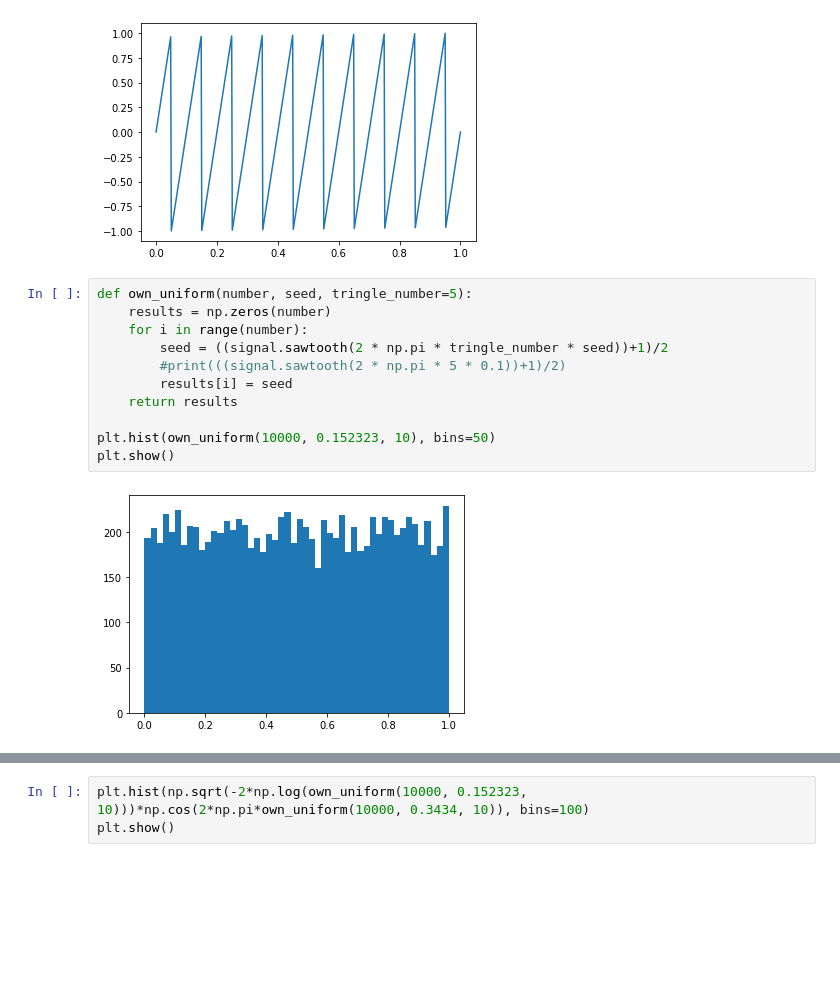
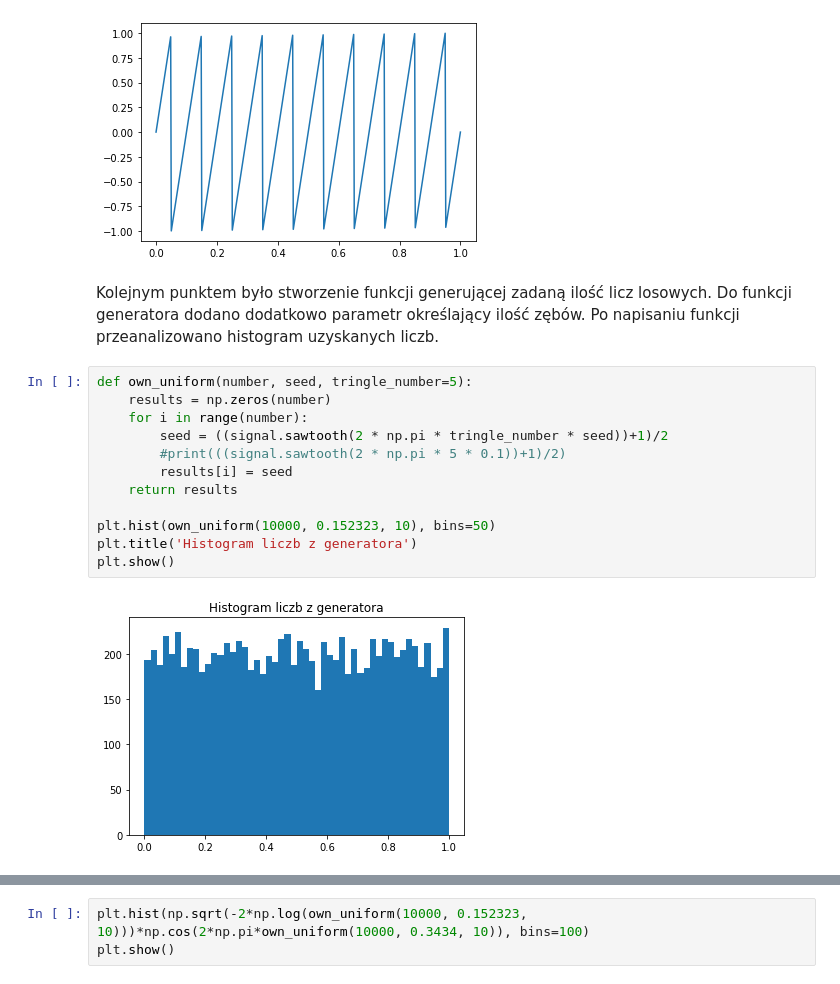
Before and after one commit to bartek3012/Wielowymiarowe, a Jupyter notebook: 02/Zajęcia_2.ipynb, the cells around one changed output, grey strips where cells are left out. Saved outputs shown, nothing was run; the diff lists cells and outputs as text; blank space fills up the shorter version.

```diff
--- a/02/Untitled.ipynb
+++ b/02/Zajęcia_2.ipynb
@@ -31,16 +30,19 @@ plt.plot(t, signal.sawtooth(2 * np.pi * 10 * t-np.pi))
 plt.show()
 # %% [output]
 [figure]
+# %% [markdown]
+Kolejnym punktem było stworzenie funkcji generującej zadaną ilość licz losowych. Do funkcji generatora dodano dodatkowo parametr określający ilość zębów. Po napisaniu funkcji przeanalizowano histogram uzyskanych liczb.
 # %%
 def own_uniform(number, seed, tringle_number=5):
     results = np.zeros(number)
     for i in range(number):
         seed = ((signal.sawtooth(2 * np.pi * tringle_number * seed))+1)/2
         #print(((signal.sawtooth(2 * np.pi * 5 * 0.1))+1)/2)
         results[i] = seed
     return results
 
 plt.hist(own_uniform(10000, 0.152323, 10), bins=50)
+plt.title('Histogram liczb z generatora')
 plt.show()
 # %% [output]
-[figure, old version]
+[figure, new version]
```
Also changed, not shown: parts of 19 cells of this notebook, 1 other file.
